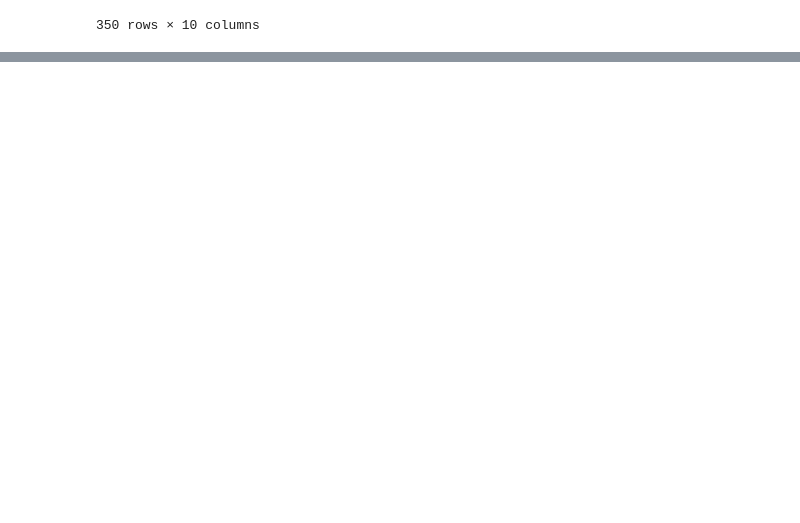
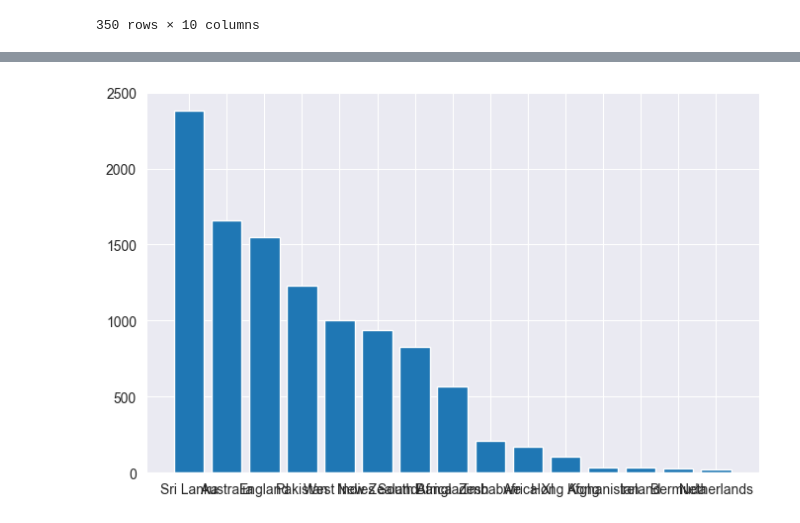
Before and after one commit to gpgaikwad576/DAIAugust2025, a Jupyter notebook: DA/Pankaj/day3/practice.ipynb, the cells around one changed output, grey strips where cells are left out. Saved outputs shown, nothing was run; the diff lists cells and outputs as text; code cells hidden in the pictures; blank space fills up the shorter version.

```diff
--- a/DA/Pankaj/day3/practice.ipynb
+++ b/DA/Pankaj/day3/practice.ipynb
@@ -147,0 +178,10 @@ df_new['sixes'] = df_new['sixes'].astype(int)
+# %%
+#runs_scored_against eah team
+sum_of_runs_scored = df_new.groupby('opposition')['runs_scored'].sum()
+
+runs_scored_by_opposition = pd.DataFrame(sum_of_runs_scored).reset_index()
+# plt.figure(figsize=(8,5))
+# plt.bar(runs_scored_by_opposition['opposition'],runs_scored_by_opposition['runs_scored'],color='orange')
+#plt
+#sns
+sum_of_runs_scored,runs_scored_by_opposition
@@ -147,0 +206,10 @@ df_new['sixes'] = df_new['sixes'].astype(int)
+# %%
+#sorted runs scored
+sorted_runs = runs_scored_by_opposition.sort_values(by='runs_scored',ascending = False)
+#plt
+plt.figure(figsize=(8,5))
+plt.bar(sorted_runs['opposition'],sorted_runs['runs_scored'])
+plt.show()
+#sns
+# %% [output]
+[figure, added]
```
Also changed, not shown: parts of 9 cells of this notebook, 5 other files.
